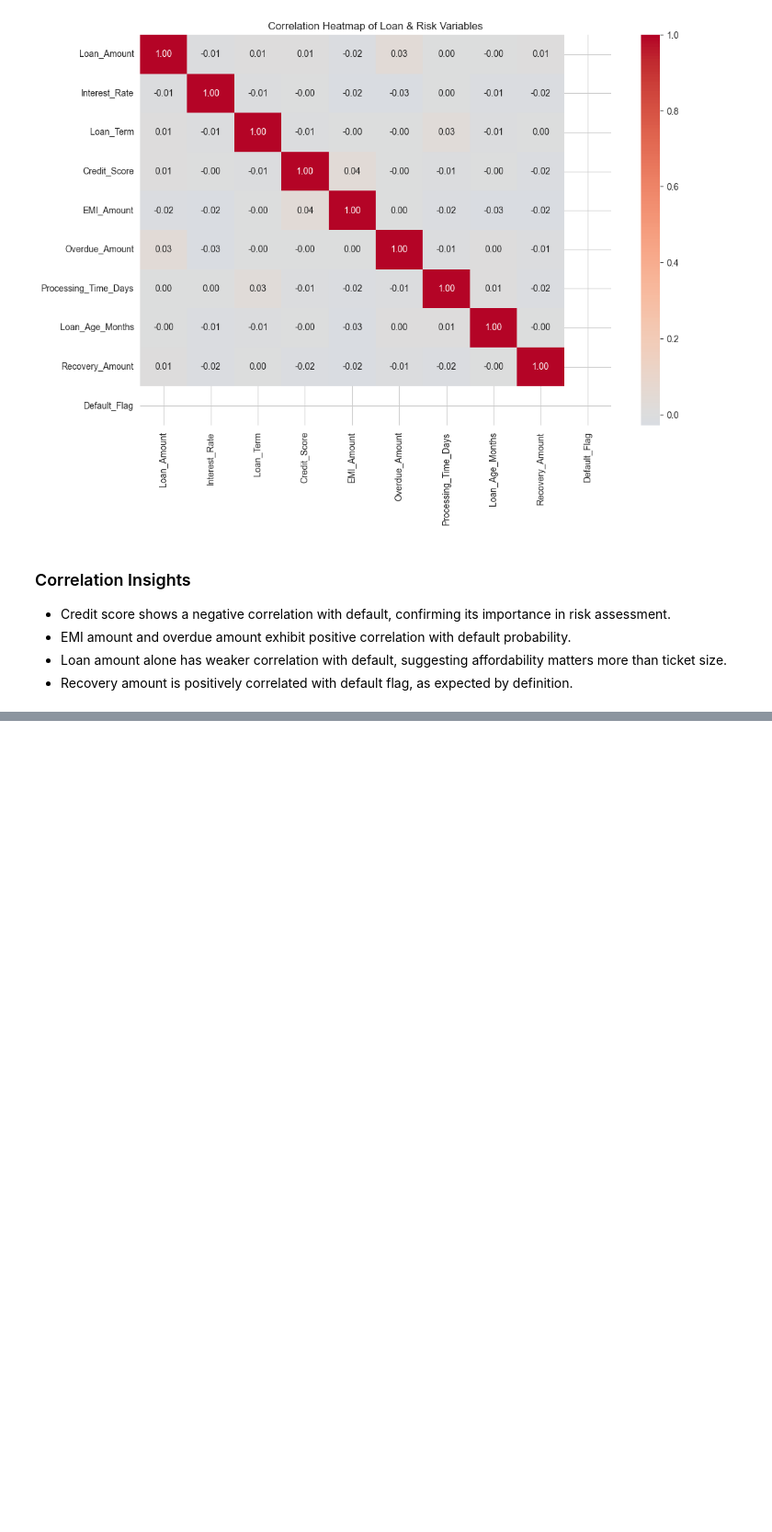
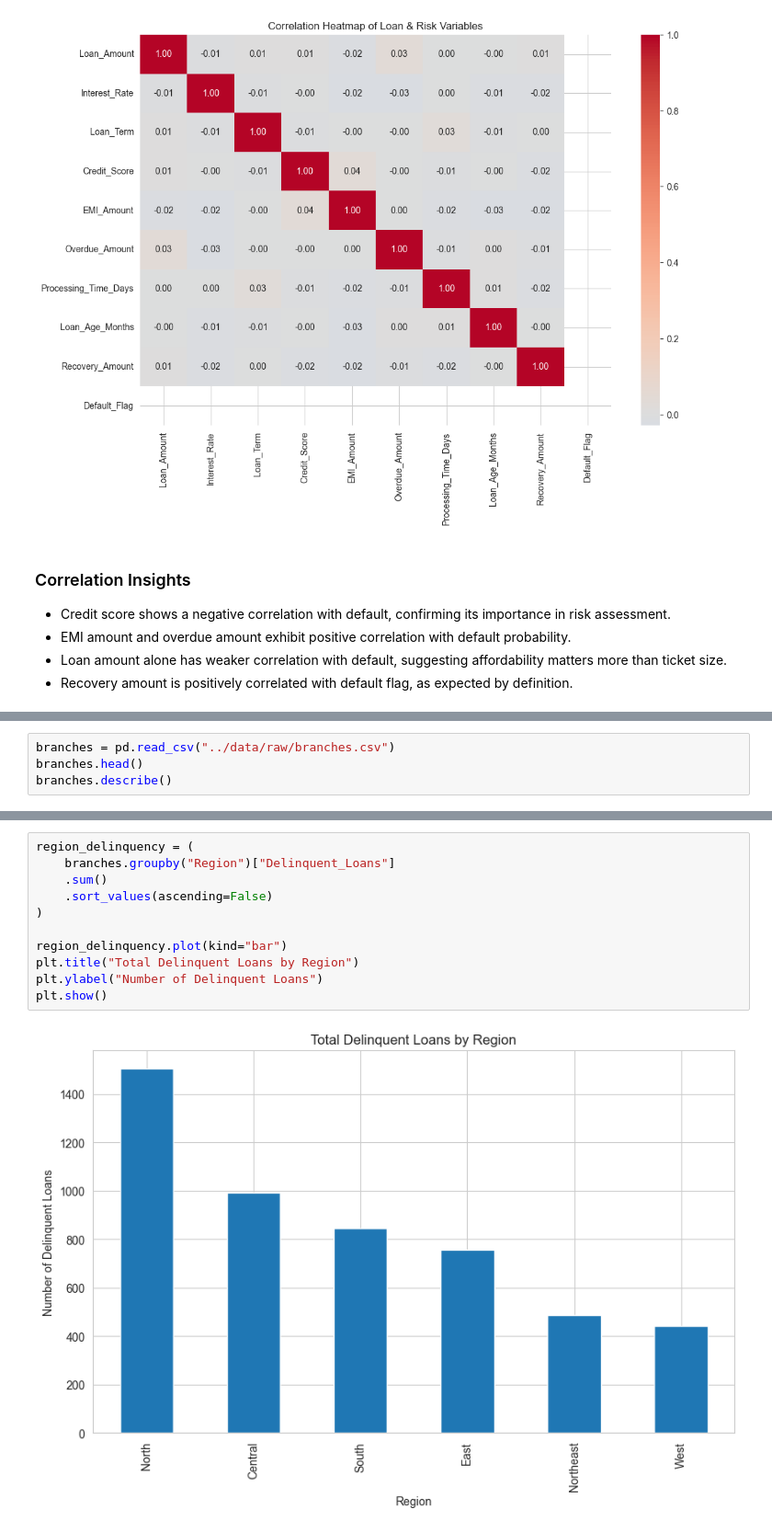
Before and after one commit to vipul14987-a11y/Hero-FinCorp-Loan-Analysis, a Jupyter notebook: notebooks/01_descriptive_analysis.ipynb, the cells around one changed output, grey strips where cells are left out. Shown at 92% size. Saved outputs shown, nothing was run; the diff lists cells and outputs as text; blank space fills up the shorter version.

```diff
--- a/notebooks/01_descriptive_analysis.ipynb
+++ b/notebooks/01_descriptive_analysis.ipynb
@@ -127,0 +176,4 @@ plt.show()
+# %%
+branches = pd.read_csv("../data/raw/branches.csv")
+branches.head()
+branches.describe()
@@ -127,0 +190,13 @@ plt.show()
+# %%
+region_delinquency = (
+    branches.groupby("Region")["Delinquent_Loans"]
+    .sum()
+    .sort_values(ascending=False)
+)
+
+region_delinquency.plot(kind="bar")
+plt.title("Total Delinquent Loans by Region")
+plt.ylabel("Number of Delinquent Loans")
+plt.show()
+# %% [output]
+[figure, added]
```
Also changed, not shown: parts of 10 cells of this notebook.
